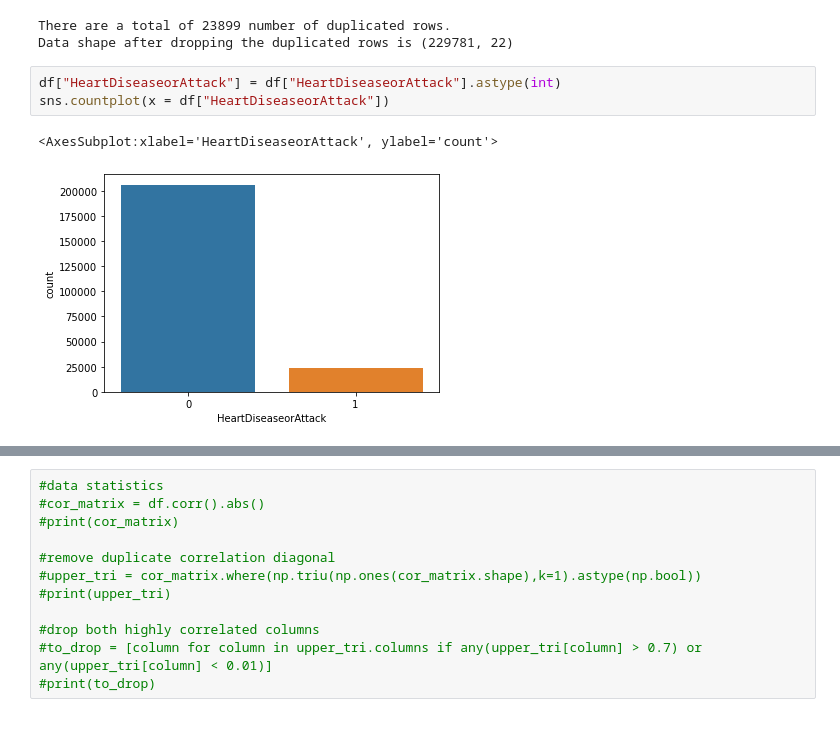
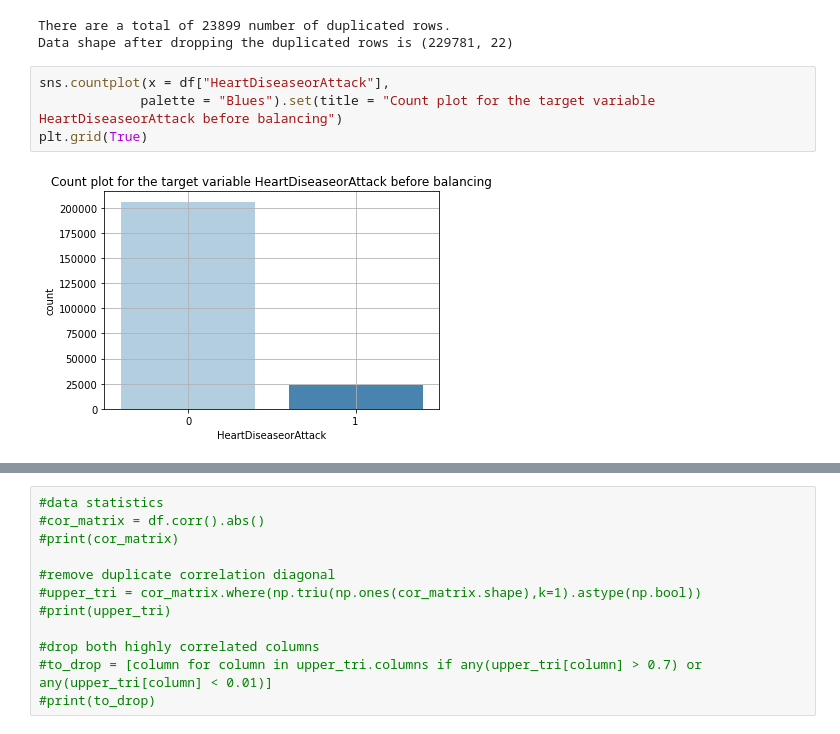
Before and after one commit to akhil97/Data_Mining_project-T4-DATS6103, a Jupyter notebook: model_building_final.ipynb, the cells around one changed output, grey strips where cells are left out. Drawn from its saved outputs; the diff is of its cells as text.

```diff
--- a/model_building_final.ipynb
+++ b/model_building_final.ipynb
@@ -53,11 +55,11 @@ print("Data shape after dropping the duplicated rows is {}".format(df.shape))
 There are a total of 23899 number of duplicated rows.
 Data shape after dropping the duplicated rows is (229781, 22)
 # %%
-df["HeartDiseaseorAttack"] = df["HeartDiseaseorAttack"].astype(int)
-sns.countplot(x = df["HeartDiseaseorAttack"])
+sns.countplot(x = df["HeartDiseaseorAttack"],
+             palette = "Blues").set(title = "Count plot for the target variable HeartDiseaseorAttack before balancing")
+plt.grid(True)
 # %% [output]
-<AxesSubplot:xlabel='HeartDiseaseorAttack', ylabel='count'>
-[figure, old version]
+[figure, new version]
 # %%
 # Correlation plot for the dataset to see which variables are correlated to each other
 correlation_matrix = df.corr()
```
Also changed, not shown: parts of 20 cells of this notebook.
